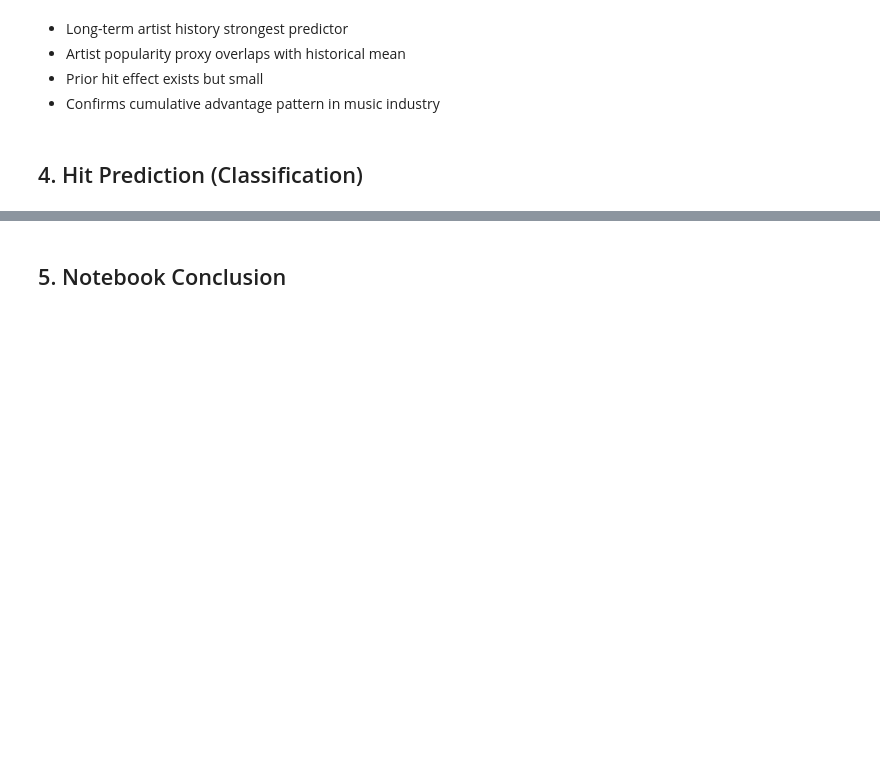
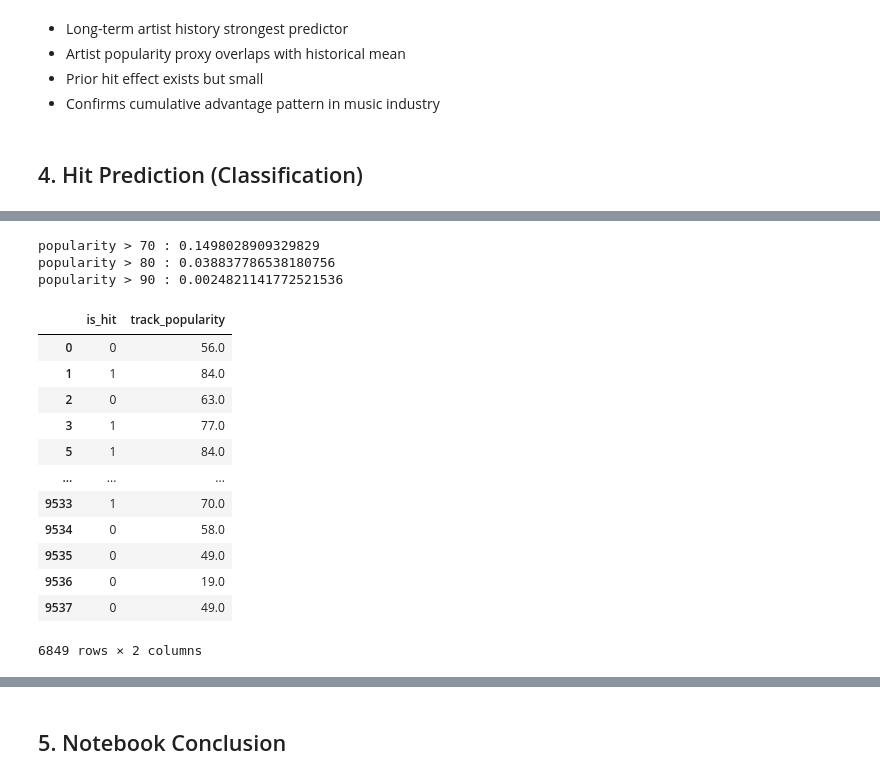
Before and after one commit to lucytheboss/what-drives-music-popularity, a Jupyter notebook: notebooks/05_audio_modeling.ipynb, the cells around one changed output, grey strips where cells are left out. Saved outputs shown, nothing was run; the diff lists cells and outputs as text; code cells hidden in the pictures; blank space fills up the shorter version.

```diff
--- a/notebooks/05_audio_modeling.ipynb
+++ b/notebooks/05_audio_modeling.ipynb
@@ -460,0 +473,8 @@ prior_release_mean_pop: 4.997
+# %%
+print(f"popularity > 70 : {(df_model["track_popularity"] >= 70).mean()}")
+print(f"popularity > 80 : {(df_model["track_popularity"] >= 80).mean()}")
+print(f"popularity > 90 : {(df_model["track_popularity"] >= 90).mean()}")
+# %% [output]
+popularity > 70 : 0.1498028909329829
+popularity > 80 : 0.038837786538180756
+popularity > 90 : 0.0024821141772521536
@@ -460,0 +485,16 @@ prior_release_mean_pop: 4.997
+# %%
+df_model[['is_hit', 'track_popularity']]
+# %% [output]
+|  | is_hit | track_popularity |
+| 0 | 0 | 56.0 |
+| 1 | 1 | 84.0 |
+| 2 | 0 | 63.0 |
+| 3 | 1 | 77.0 |
+| 5 | 1 | 84.0 |
+| ... | ... | ... |
+| 9533 | 1 | 70.0 |
+| 9534 | 0 | 58.0 |
+| 9535 | 0 | 49.0 |
+| 9536 | 0 | 19.0 |
+| 9537 | 0 | 49.0 |
+6849 rows × 2 columns
```
Also changed, not shown: parts of 15 cells of this notebook.
